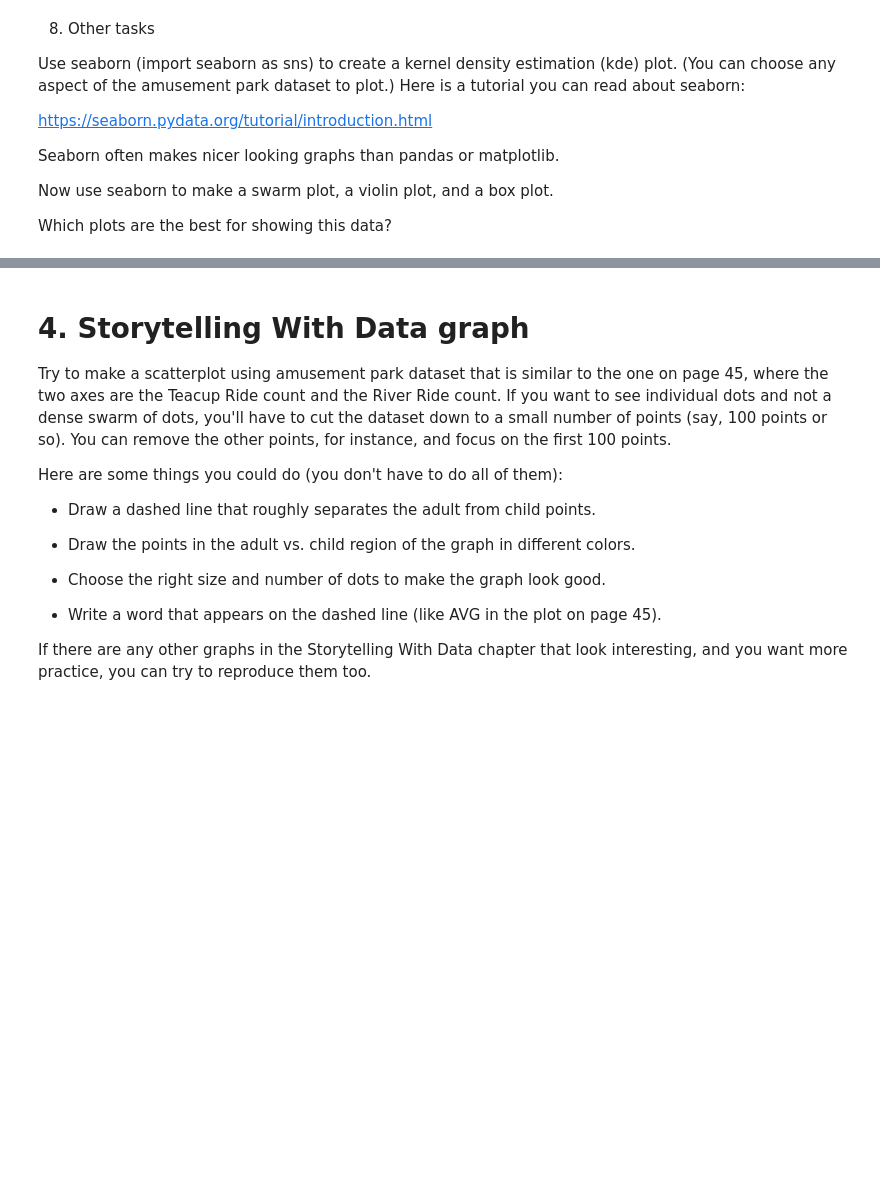
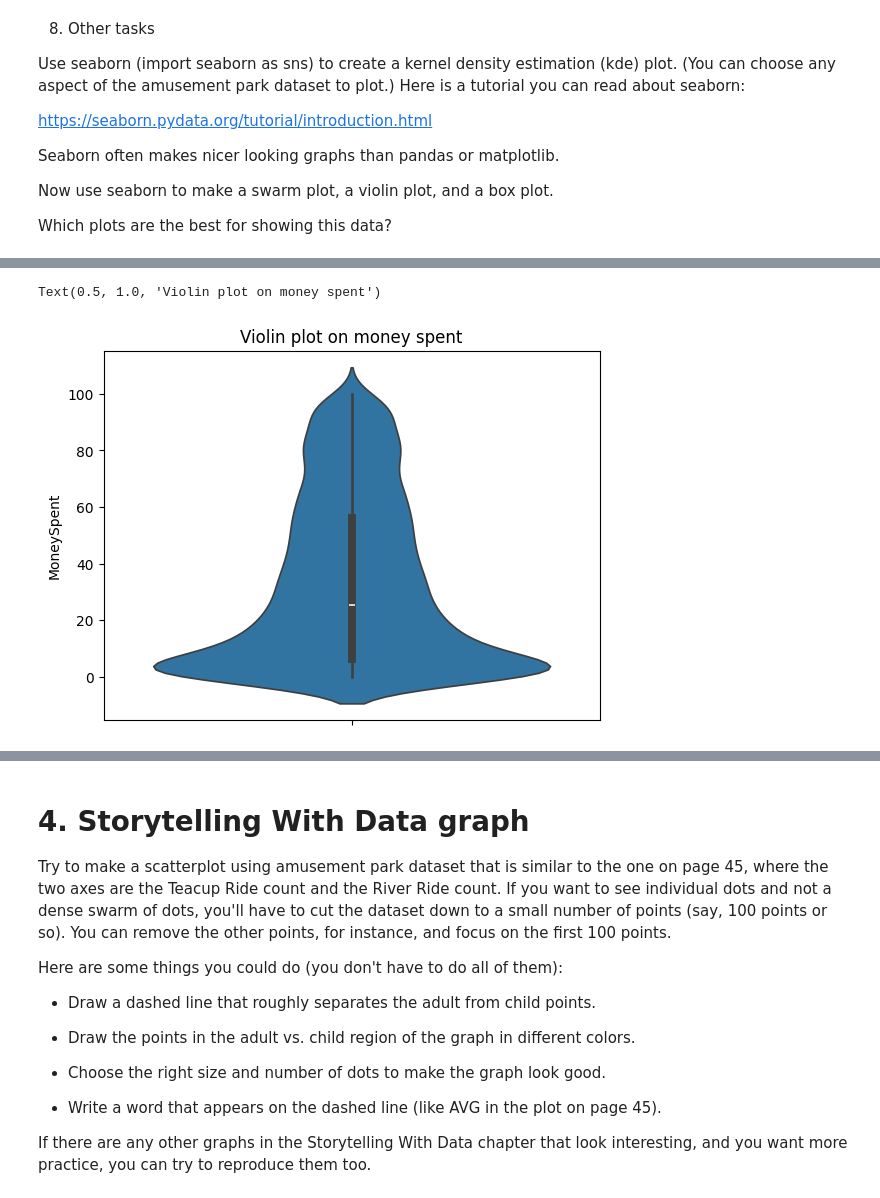
Before and after one commit to Jbaner/Module-B-semester-2, a Jupyter notebook: Week3.ipynb, the cells around one changed output, grey strips where cells are left out. Saved outputs shown, nothing was run; the diff lists cells and outputs as text; code cells hidden in the pictures; blank space fills up the shorter version.

```diff
--- a/Week3.ipynb
+++ b/Week3.ipynb
@@ -489,0 +497,6 @@ plt.title("Money spent by ")
+# %%
+sns.violinplot(df["MoneySpent"])
+plt.title("Violin plot on money spent")
+# %% [output]
+Text(0.5, 1.0, 'Violin plot on money spent')
+[figure, added]
```
Also changed, not shown: parts of 3 cells of this notebook.
